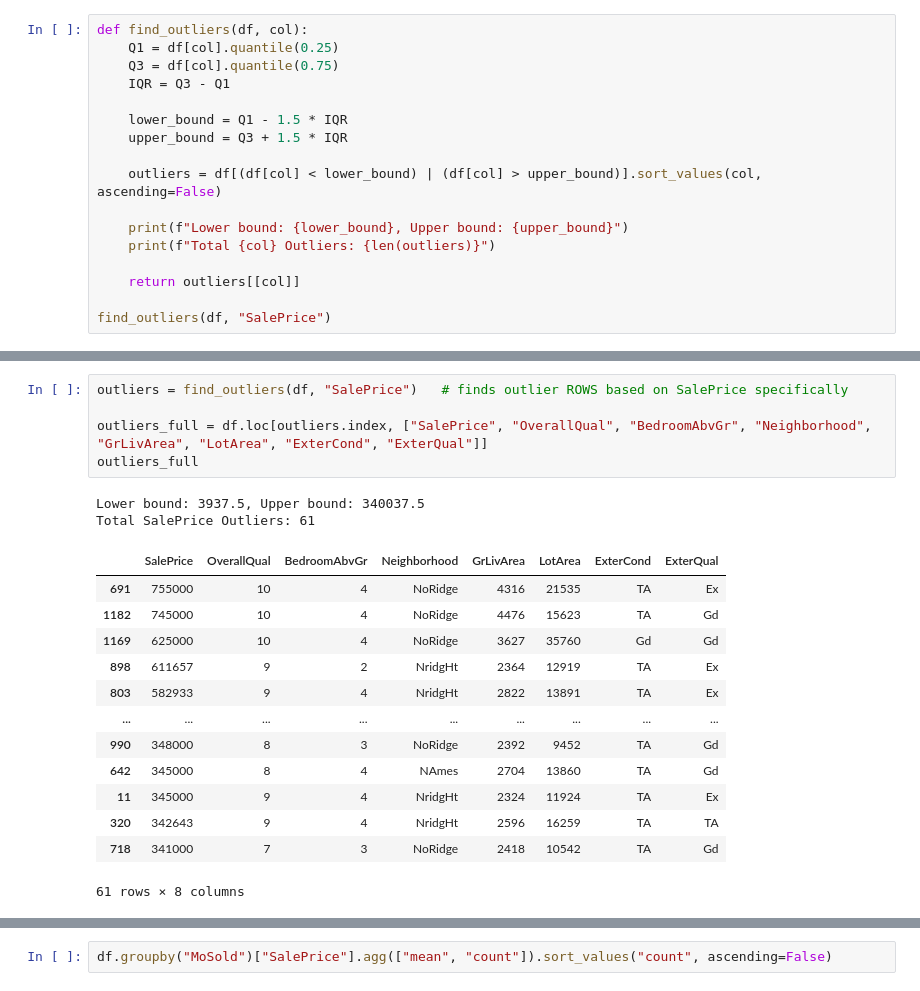
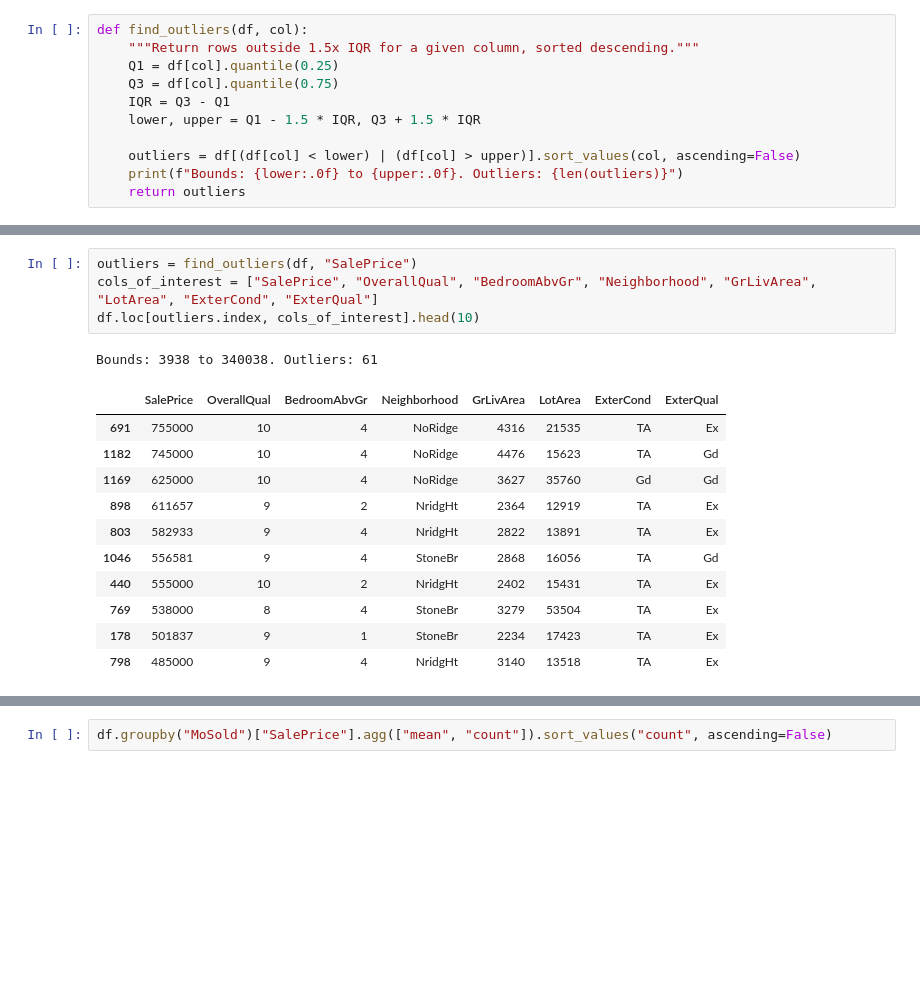
Before and after one commit to Rasengan-125/Ames-Housing, a Jupyter notebook: notebooks/02_eda.ipynb, the cells around one changed output, grey strips where cells are left out. Drawn from its saved outputs; the diff is of its cells as text; blank space fills up the shorter version.

```diff
--- a/notebooks/02_eda.ipynb
+++ b/notebooks/02_eda.ipynb
@@ -90,17 +49,11 @@ the same method boxplots use internally to determine which points are drawn as o
 # %%
 def find_outliers(df, col):
+    """Return rows outside 1.5x IQR for a given column, sorted descending."""
     Q1 = df[col].quantile(0.25)
     Q3 = df[col].quantile(0.75)
     IQR = Q3 - Q1
+    lower, upper = Q1 - 1.5 * IQR, Q3 + 1.5 * IQR
 
-    lower_bound = Q1 - 1.5 * IQR
-    upper_bound = Q3 + 1.5 * IQR
-
-    outliers = df[(df[col] < lower_bound) | (df[col] > upper_bound)].sort_values(col, ascending=False)
-
-    print(f"Lower bound: {lower_bound}, Upper bound: {upper_bound}")
-    print(f"Total {col} Outliers: {len(outliers)}")
-
-    return outliers[[col]]
-
-find_outliers(df, "SalePrice")
+    outliers = df[(df[col] < lower) | (df[col] > upper)].sort_values(col, ascending=False)
+    print(f"Bounds: {lower:.0f} to {upper:.0f}. Outliers: {len(outliers)}")
+    return outliers
@@ -132,21 +60,17 @@ belongs to bivariate/multivariate analysis.
 # %%
-outliers = find_outliers(df, "SalePrice")   # finds outlier ROWS based on SalePrice specifically
-
-outliers_full = df.loc[outliers.index, ["SalePrice", "OverallQual", "BedroomAbvGr", "Neighborhood", "GrLivArea", "LotArea", "ExterCond", "ExterQual"]]
-outliers_full
+outliers = find_outliers(df, "SalePrice")
+cols_of_interest = ["SalePrice", "OverallQual", "BedroomAbvGr", "Neighborhood", "GrLivArea", "LotArea", "ExterCond", "ExterQual"]
+df.loc[outliers.index, cols_of_interest].head(10)
 # %% [output]
-Lower bound: 3937.5, Upper bound: 340037.5
-Total SalePrice Outliers: 61
+Bounds: 3938 to 340038. Outliers: 61
 |  | SalePrice | OverallQual | BedroomAbvGr | Neighborhood | GrLivArea | LotArea | ExterCond | ExterQual |
 | 691 | 755000 | 10 | 4 | NoRidge | 4316 | 21535 | TA | Ex |
 | 1182 | 745000 | 10 | 4 | NoRidge | 4476 | 15623 | TA | Gd |
 | 1169 | 625000 | 10 | 4 | NoRidge | 3627 | 35760 | Gd | Gd |
 | 898 | 611657 | 9 | 2 | NridgHt | 2364 | 12919 | TA | Ex |
 | 803 | 582933 | 9 | 4 | NridgHt | 2822 | 13891 | TA | Ex |
-| ... | ... | ... | ... | ... | ... | ... | ... | ... |
-| 990 | 348000 | 8 | 3 | NoRidge | 2392 | 9452 | TA | Gd |
-| 642 | 345000 | 8 | 4 | NAmes | 2704 | 13860 | TA | Gd |
-| 11 | 345000 | 9 | 4 | NridgHt | 2324 | 11924 | TA | Ex |
-| 320 | 342643 | 9 | 4 | NridgHt | 2596 | 16259 | TA | TA |
-| 718 | 341000 | 7 | 3 | NoRidge | 2418 | 10542 | TA | Gd |
+| 1046 | 556581 | 9 | 4 | StoneBr | 2868 | 16056 | TA | Gd |
+| 440 | 555000 | 10 | 2 | NridgHt | 2402 | 15431 | TA | Ex |
+| 769 | 538000 | 8 | 4 | StoneBr | 3279 | 53504 | TA | Ex |
+| 178 | 501837 | 9 | 1 | StoneBr | 2234 | 17423 | TA | Ex |
+| 798 | 485000 | 9 | 4 | NridgHt | 3140 | 13518 | TA | Ex |
-61 rows × 8 columns
```
Also changed, not shown: parts of 95 cells of this notebook, 3 other files.
